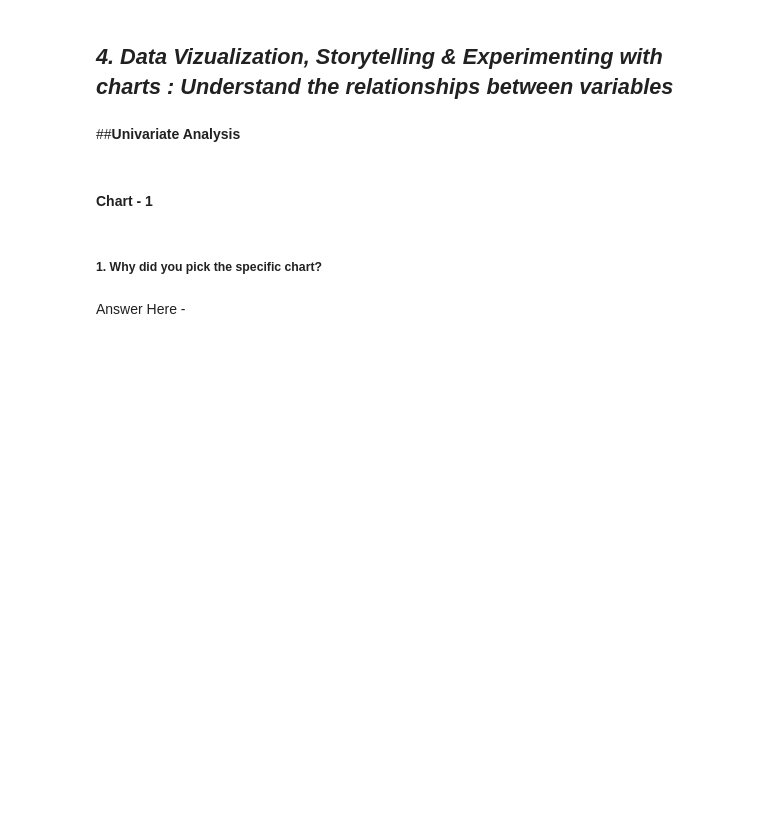
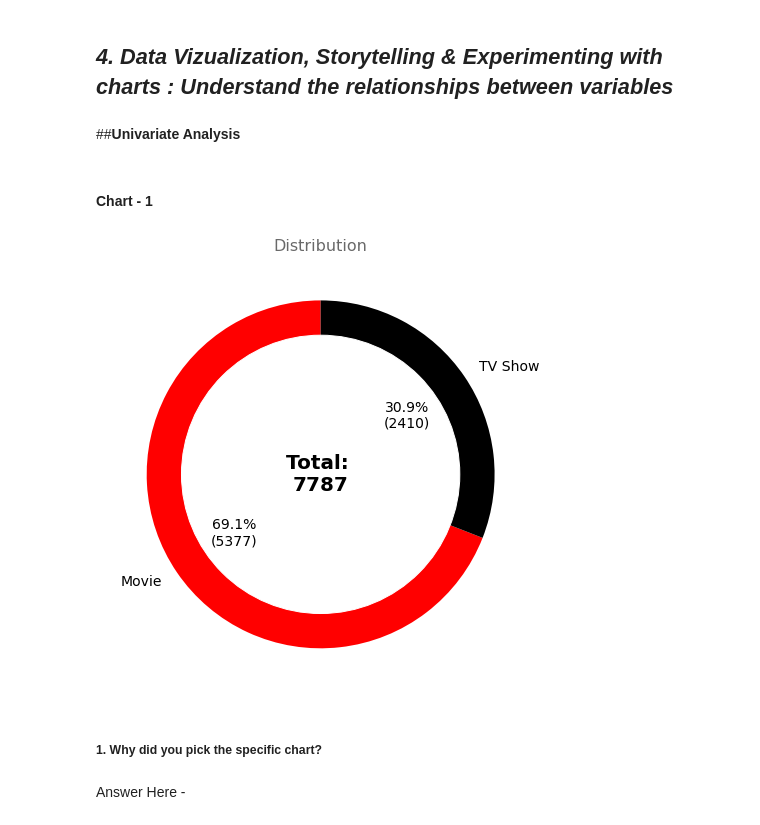
Before and after one commit to jaolekar/Netflix-clustering, a Jupyter notebook: Netflix_movies_and_TV_shows_Clustering_.ipynb, the cells around one changed output. Drawn from its saved outputs; the diff is of its cells as text; code cells hidden in the pictures; blank space fills up the shorter version.

```diff
--- a/Netflix_movies_and_TV_shows_Clustering_.ipynb
+++ b/Netflix_movies_and_TV_shows_Clustering_.ipynb
@@ -408,3 +406,9 @@ Answer Here - We assigned rating column different categories, and converted type
+# %%
+# Chart - 1 visualization code
+# pie chart for movie and tv show
+plot_donut_chart(df=nfx_df, col='type', colors=['red','black'], title='Distribution')
+# %% [output]
+[figure, added]
 # %% [markdown]
 ##### 1. Why did you pick the specific chart?
 # %% [markdown]
```
Also changed, not shown: parts of 13 cells of this notebook.
